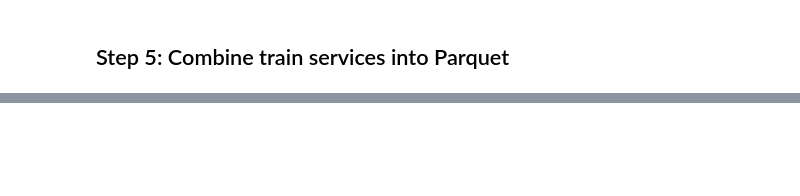
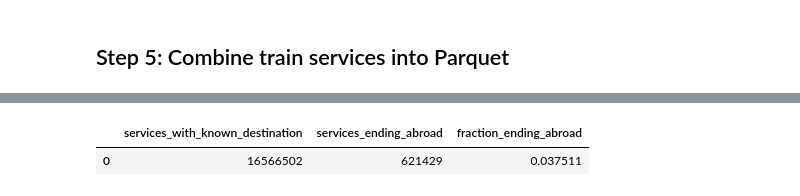
Before and after one commit to VictorRadelytskyi/MLOps_course_AGH, a Jupyter notebook: lab02/homework.ipynb, the cells around one changed output, grey strips where cells are left out. Cells and saved outputs as stored; diff of their text form; code cells hidden in the pictures; blank space fills up the shorter version.

```diff
--- a/lab02/homework.ipynb
+++ b/lab02/homework.ipynb
@@ -191,0 +257,97 @@ print(f"Parquet size: {services_parquet.stat().st_size / (1024 ** 2):,.1f} MiB")
+# %%
+import pandas as pd
+
+# 1. Distinct train services that departed Amsterdam Centraal (ASD).
+amsterdam_central_departures = db.sql("""
+    SELECT COUNT(DISTINCT "Service:RDT-ID") AS departed_services
+    FROM services
+    WHERE "Stop:Station code" = 'ASD'
+      AND "Stop:Departure time" IS NOT NULL
+""").df()
+
+# 2. Average arrival delay by train type, in minutes.
+average_delay_by_type = db.sql("""
+    SELECT "Service:Type" AS service_type,
+           AVG("Stop:Arrival delay") AS average_arrival_delay_minutes
+    FROM services
+    WHERE "Stop:Arrival delay" IS NOT NULL
+    GROUP BY "Service:Type"
+    ORDER BY average_arrival_delay_minutes DESC
+""").df()
+
+# 3. Most common statistical cause by the year each disruption started.
+with psycopg.connect(homework_conninfo) as conn:
+    with conn.cursor() as cur:
+        cur.execute("""
+            SELECT EXTRACT(YEAR FROM start_time)::INTEGER AS year,
+                   MODE() WITHIN GROUP (ORDER BY statistical_cause_en) AS most_common_cause
+            FROM disruptions
+            WHERE start_time IS NOT NULL
+              AND statistical_cause_en IS NOT NULL
+            GROUP BY year
+            ORDER BY year
+        """)
+        most_common_cause_by_year = pd.DataFrame(
+            cur.fetchall(), columns=[column.name for column in cur.description]
+        )
+
+# 4. Distinct services that actually started at an Amsterdam station.
+amsterdam_origin_services = db.sql("""
+    SELECT COUNT(DISTINCT s."Service:RDT-ID") AS services_started_in_amsterdam
+    FROM services s
+    JOIN stations st ON s."Stop:Station code" = st.code
+    WHERE s."Stop:Arrival time" IS NULL
+      AND s."Stop:Departure time" IS NOT NULL
+      AND st.name_long ILIKE 'Amsterdam%'
+""").df()
+
+# 5. Share of services with a known final stop outside the Netherlands.
+international_destination_fraction = db.sql("""
+    WITH final_stops AS (
+        SELECT s."Service:RDT-ID" AS service_id,
+               st.country AS destination_country
+        FROM services s
+        JOIN stations st ON s."Stop:Station code" = st.code
+        WHERE s."Stop:Departure time" IS NULL
+          AND s."Stop:Arrival time" IS NOT NULL
+        QUALIFY ROW_NUMBER() OVER (
+            PARTITION BY s."Service:RDT-ID"
+            ORDER BY s."Stop:Arrival time" DESC
+        ) = 1
+    )
+    SELECT COUNT(*) AS services_with_known_destination,
+           COUNT(*) FILTER (WHERE destination_country <> 'NL') AS services_ending_abroad,
+           COUNT(*) FILTER (WHERE destination_country <> 'NL')::DOUBLE
+             / NULLIF(COUNT(*), 0) AS fraction_ending_abroad
+    FROM final_stops
+""").df()
+
+# 6. Longest rail distance between two stations in the Netherlands.
+longest_nl_distance = db.sql("""
+    SELECT s1.name_long AS station1,
+           s2.name_long AS station2,
+           dl.distance AS distance_km
+    FROM distances_long dl
+    JOIN stations s1 ON dl.Station = s1.code
+    JOIN stations s2 ON dl.other_station = s2.code
+    WHERE s1.country = 'NL'
+      AND s2.country = 'NL'
+      AND dl.Station < dl.other_station
+      AND dl.distance IS NOT NULL
+    ORDER BY dl.distance DESC
+    LIMIT 1
+""").df()
+
+print("1. Services departing Amsterdam Centraal")
+display(amsterdam_central_departures)
+print("2. Average arrival delay by service type (minutes)")
+display(average_delay_by_type)
+print("3. Most common disruption cause by year")
+display(most_common_cause_by_year)
+print("4. Services starting at an Amsterdam station")
+display(amsterdam_origin_services)
+print("5. Fraction of services ending outside the Netherlands")
+display(international_destination_fraction)
+print("6. Longest distance between Dutch stations")
+display(longest_nl_distance)
+# %% [output]
@@ -191,0 +394,2 @@ print(f"Parquet size: {services_parquet.stat().st_size / (1024 ** 2):,.1f} MiB")
+|  | services_with_known_destination | services_ending_abroad | fraction_ending_abroad |
+| 0 | 16566502 | 621429 | 0.037511 |
```
Also changed, not shown: parts of 10 cells of this notebook.
